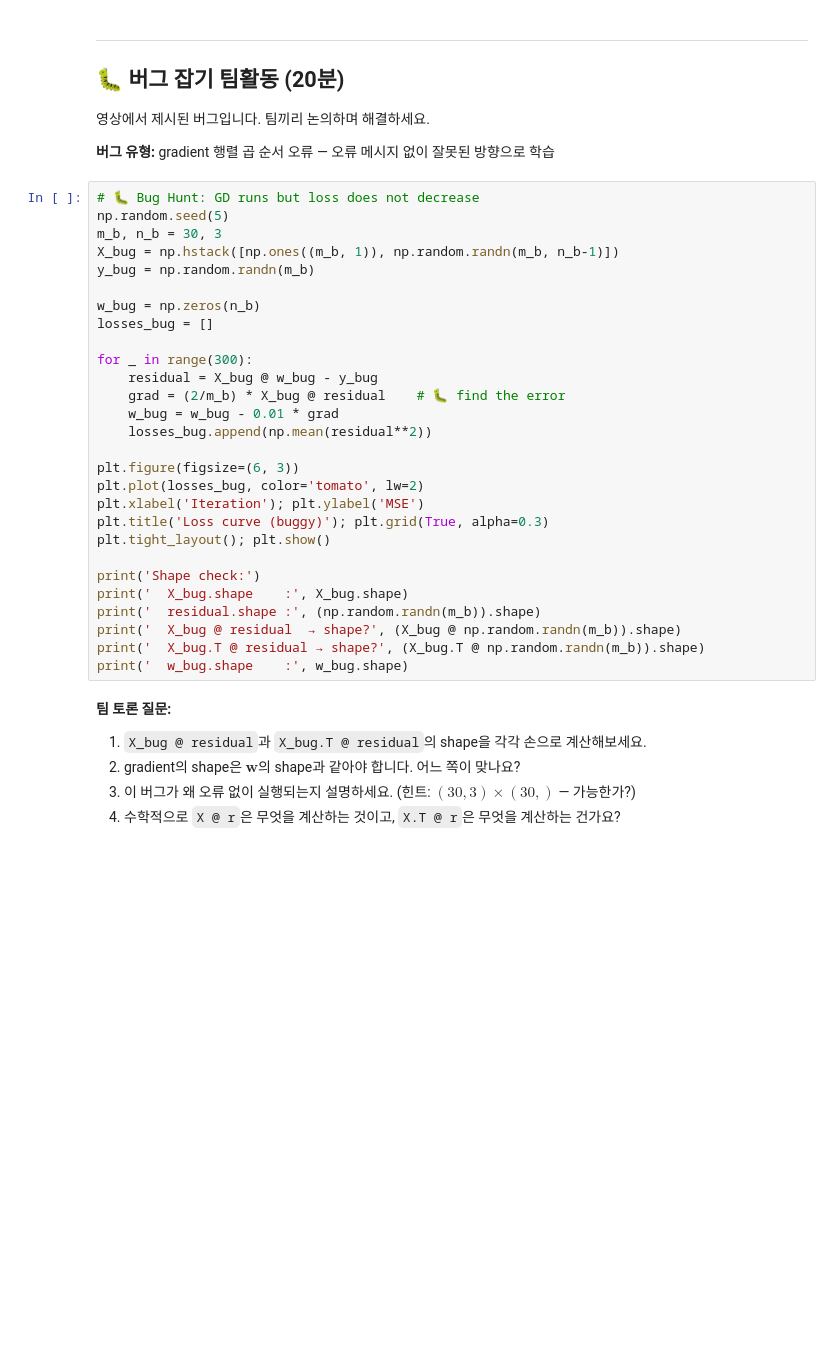
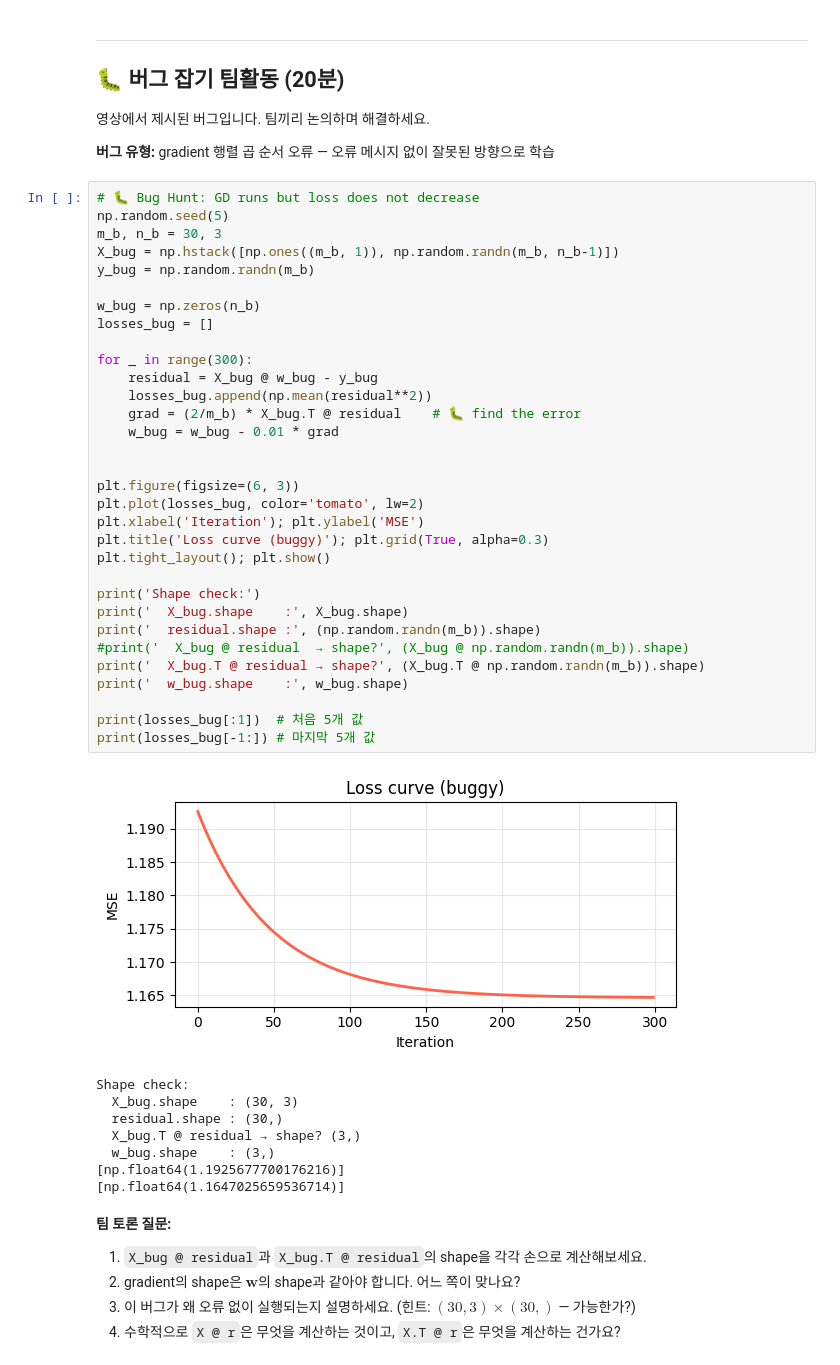
Before and after one commit to yeounhyeok/ai-mathmatics, a Jupyter notebook: Lab 5.ipynb, the cells around one changed output. Drawn from its saved outputs; the diff is of its cells as text; blank space fills up the shorter version.

```diff
--- a/Lab 5.ipynb
+++ b/Lab 5.ipynb
@@ -120,31 +120,44 @@ MSE가 줄었나요? ______
 # %%
 # 🐛 Bug Hunt: GD runs but loss does not decrease
 np.random.seed(5)
 m_b, n_b = 30, 3
 X_bug = np.hstack([np.ones((m_b, 1)), np.random.randn(m_b, n_b-1)])
 y_bug = np.random.randn(m_b)
 
 w_bug = np.zeros(n_b)
 losses_bug = []
 
 for _ in range(300):
     residual = X_bug @ w_bug - y_bug
-    grad = (2/m_b) * X_bug @ residual    # 🐛 find the error
+    losses_bug.append(np.mean(residual**2))
+    grad = (2/m_b) * X_bug.T @ residual    # 🐛 find the error
     w_bug = w_bug - 0.01 * grad
-    losses_bug.append(np.mean(residual**2))
+
 
 plt.figure(figsize=(6, 3))
 plt.plot(losses_bug, color='tomato', lw=2)
 plt.xlabel('Iteration'); plt.ylabel('MSE')
 plt.title('Loss curve (buggy)'); plt.grid(True, alpha=0.3)
 plt.tight_layout(); plt.show()
 
 print('Shape check:')
 print('  X_bug.shape    :', X_bug.shape)
 print('  residual.shape :', (np.random.randn(m_b)).shape)
-print('  X_bug @ residual  → shape?', (X_bug @ np.random.randn(m_b)).shape)
+#print('  X_bug @ residual  → shape?', (X_bug @ np.random.randn(m_b)).shape)
 print('  X_bug.T @ residual → shape?', (X_bug.T @ np.random.randn(m_b)).shape)
 print('  w_bug.shape    :', w_bug.shape)
+
+print(losses_bug[:1])  # 처음 5개 값
+print(losses_bug[-1:]) # 마지막 5개 값
+# %% [output]
+[figure, added]
+Shape check:
+  X_bug.shape    : (30, 3)
+  residual.shape : (30,)
+  X_bug.T @ residual → shape? (3,)
+  w_bug.shape    : (3,)
+[np.float64(1.1925677700176216)]
+[np.float64(1.1647025659536714)]
 # %% [markdown]
 **팀 토론 질문:**
 
```
Also changed, not shown: parts of 2 cells of this notebook.
